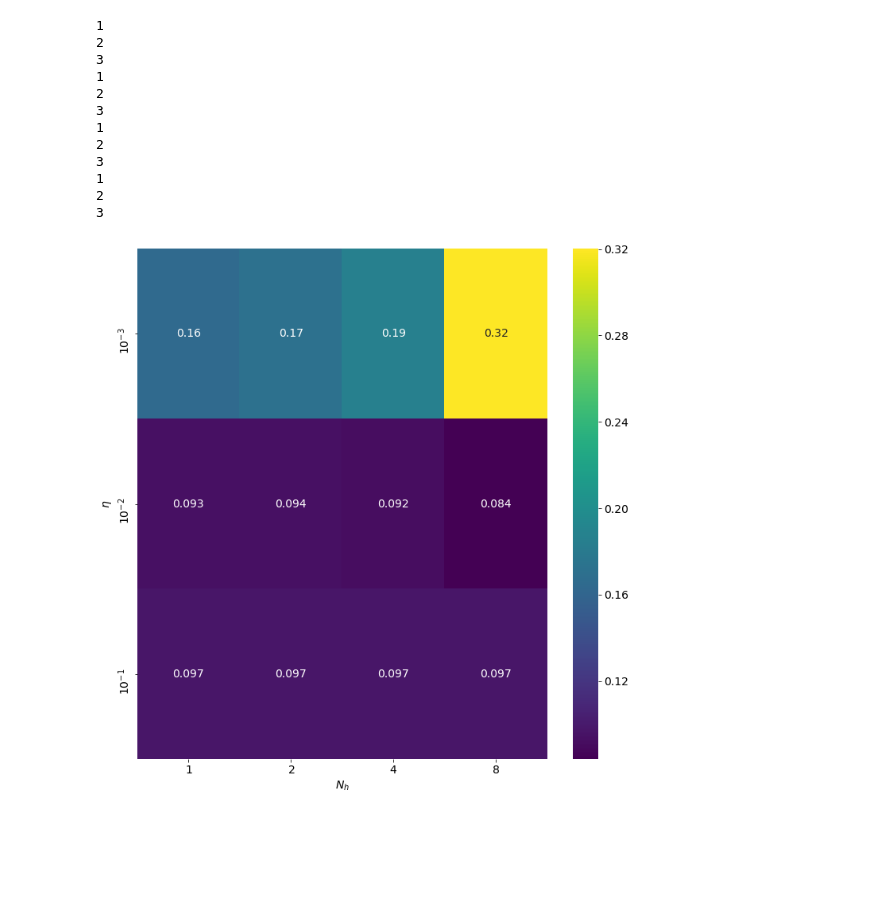
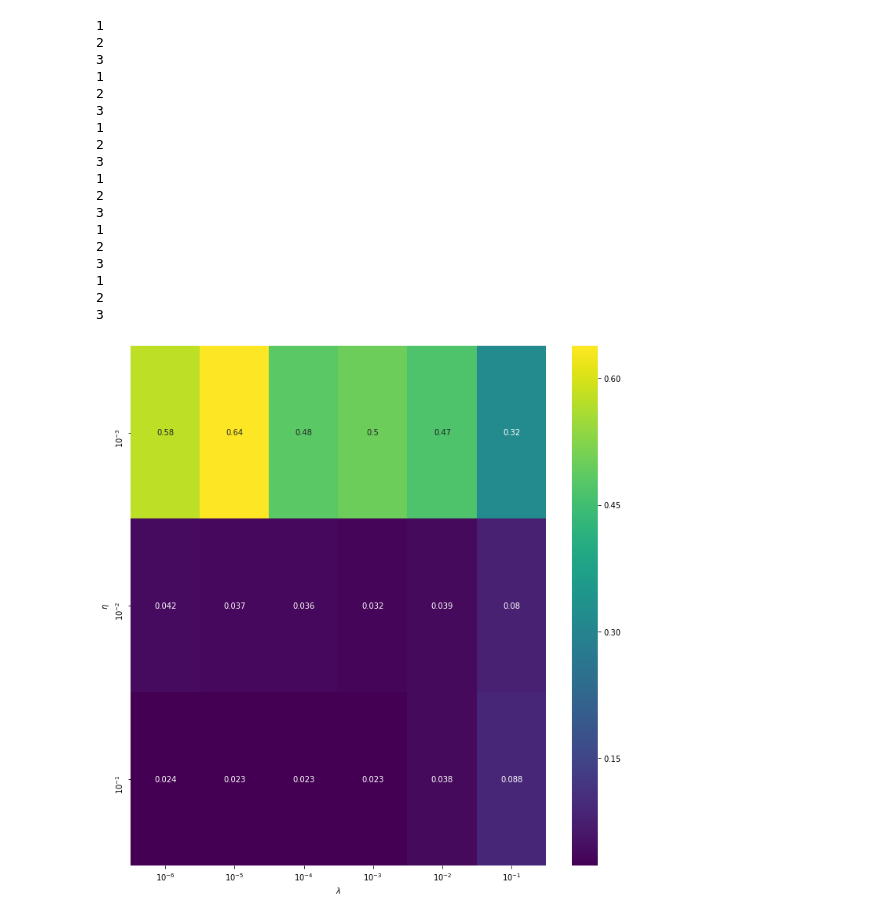
Before and after one commit to MortenTryti/MachineLearning, a Jupyter notebook: Project 2/Singlehidden.ipynb, the cells around one changed output. Drawn from its saved outputs; the diff is of its cells as text; code cells hidden in the pictures; blank space fills up the shorter version.

Commit message:
added figures

```diff
--- a/Project 2/Singlehidden.ipynb
+++ b/Project 2/Singlehidden.ipynb
@@ -78,6 +77,10 @@ def CostFunction(y,ytilde):
 def MSE(y,ytilde):
     n = len(y)
     return 1/n * np.sum(np.abs(y-ytilde)**2)
+
+# Defining the R2 function, from lecture notes
+def R2(y_data, y_model):
+    return 1 - np.sum((y_data - y_model) ** 2) / np.sum((y_data - np.mean(y_data)) ** 2)
 
 def DerivariveCostFunc(y,ytilde):
     n = len(y)
@@ -147,20 +150,25 @@ numEpochs = np.array([10,100,1000])
 #epoch_index, minibach_index = 0,3
 etas = np.logspace(-3,-1,3)
 lambdas = np.logspace(-4,0,5)
-numberOfStraps = 30
-hyper_par = 0
+numberOfStraps = 50
+hyper_par = np.logspace(-6,-1,6)
 
-epochs = numEpochs[1]
+epochs = 100 #numEpochs[1]
 Minibach = numberMinibach[1]
-n_hiden = np.array([1,2,4,8])
+n_hiden = np.array([1,2,4,8,16])
+hiden = 8
 
-MSE_test_ler = np.zeros((len(etas),len(n_hiden)))
-MSE_train_ler = np.zeros((len(etas),len(n_hiden)))
+MSE_test_ler = np.zeros((len(etas),len(hyper_par)))
+MSE_train_ler = np.zeros((len(etas),len(hyper_par)))
+R2_test_ler = np.zeros((len(etas),len(hyper_par)))
+R2_train_ler = np.zeros((len(etas),len(hyper_par)))
 counter_eta, counter_hidden =0,0
-for hiden in n_hiden:
+for hyper in hyper_par:
     for eta in etas:
         MSEdeglisttest = np.zeros(numberOfStraps)
         MSEdeglisttrain = np.zeros(numberOfStraps)
+        R2deglisttest = np.zeros(numberOfStraps)
+        R2deglisttrain = np.zeros(numberOfStraps)
         for i in range(numberOfStraps):
             w_h,w_o,b_h,b_o =Set_weights_and_bias(2,hiden,1)
             bootX,booty = resample(X_train,y_train.reshape(-1,1))
@@ -171,7 +179,7 @@ for hiden in n_hiden:
                     miniBachMin, miniBachMax = MiniBachSize * miniBach,(MiniBachSize) * (miniBach+1)
                     #a_h,a_o = feed_forward_train(bootX[miniBachMin: miniBachMax],w_h,w_o,b_h,b_o,Sigmoid,Identity)
                     w_out_grad,w_hidden_grad,b_out_grad, b_hidden_grad = back_prop(
-                        bootX[miniBachMin: miniBachMax],booty[miniBachMin: miniBachMax],w_h, w_o, b_h, b_o,Sigmoid, Identity,hyper_par)
+                        bootX[miniBachMin: miniBachMax],booty[miniBachMin: miniBachMax],w_h, w_o, b_h, b_o,Sigmoid, Identity,hyper)
                     w_h -= eta*w_hidden_grad
                     w_o -= eta*w_out_grad
                     b_h -= eta*b_hidden_grad
@@ -180,40 +188,75 @@ for hiden in n_hiden:
             a_h, y_pred_train,z_h,z_o =feed_forward_train(X_train,w_h,w_o,b_h,b_o,Sigmoid,Identity)
             MSEdeglisttest[i] =MSE(y_test,y_pred_test)
             MSEdeglisttrain[i]= MSE(y_train,y_pred_train)
+            R2deglisttest[i] = R2(y_test,y_pred_test)
+            R2deglisttrain[i] = R2(y_train,y_pred_train)
         MSE_train_ler[counter_eta,counter_hidden] = np.mean(MSEdeglisttrain)
         MSE_test_ler[counter_eta,counter_hidden] = np.mean(MSEdeglisttest)
+        R2_test_ler[counter_eta,counter_hidden] = np.mean(R2deglisttest)
+        R2_train_ler[counter_eta,counter_hidden] = np.mean(R2deglisttrain)
         counter_eta +=1
         print(counter_eta)
     counter_hidden +=1
     counter_eta =0
 
 tick = ticker.ScalarFormatter(useOffset=False, useMathText=True)
 tick.set_powerlimits((0,0))
 
-tx = [u"${}$".format(tick.format_data(x)) for x in n_hiden]
+tx = [u"${}$".format(tick.format_data(x)) for x in hyper_par]
 ty = [u"${}$".format(tick.format_data(x)) for x in etas]
 
 #lambdas_sea = [lambdas[i] for i in range(len(lambdas))]
 #etas_sea =  [etas[i] for i in range(len(etas))]
 
 fig, ax = plt.subplots(figsize = (10, 10))
 sns.heatmap(data=MSE_test_ler,ax=ax, cmap="viridis",annot=True ,xticklabels=tx, yticklabels=ty,)
-ax.set_xlabel(r'$N_h$')
+ax.set_xlabel(r'$\lambda$')
 ax.set_ylabel(r'$\eta$')
 plt.tight_layout()
-plt.savefig(f"Test.pdf")
+plt.savefig(f"Test_MSE_Single_hidden_function_of_hyper_par.pdf")
 plt.show()
+
+fig, ax = plt.subplots(figsize = (10, 10))
+sns.heatmap(data=R2_test_ler,ax=ax, cmap="viridis",annot=True ,xticklabels=tx, yticklabels=ty,)
+ax.set_xlabel(r'$\lambda$')
+ax.set_ylabel(r'$\eta$')
+plt.tight_layout()
+plt.savefig(f"Test_R2_Single_hidden_function_of_hyper_par.pdf")
+plt.show()
+
+
+fig, ax = plt.subplots(figsize = (10, 10))
+sns.heatmap(data=MSE_train_ler,ax=ax, cmap="viridis",annot=True ,xticklabels=tx, yticklabels=ty,)
+ax.set_xlabel(r'$\lambda$')
+ax.set_ylabel(r'$\eta$')
+plt.tight_layout()
+plt.savefig(f"Train_MSE_Single_hidden_function_of_hyper_par.pdf")
+plt.show()
+
+fig, ax = plt.subplots(figsize = (10, 10))
+sns.heatmap(data=R2_train_ler,ax=ax, cmap="viridis",annot=True ,xticklabels=tx, yticklabels=ty,)
+ax.set_xlabel(r'$\lambda$')
+ax.set_ylabel(r'$\eta$')
+plt.tight_layout()
+plt.savefig(f"Train_R2_Single_hidden_function_of_hyper_par.pdf")
+plt.show()
 # %% [output]
 1
 2
 3
 1
 2
 3
 1
 2
 3
 1
 2
 3
+1
+2
+3
+1
+2
+3
-[figure, old version]
+[figure, new version]
```
Also changed, not shown: parts of 3 cells of this notebook, 7 other files.
